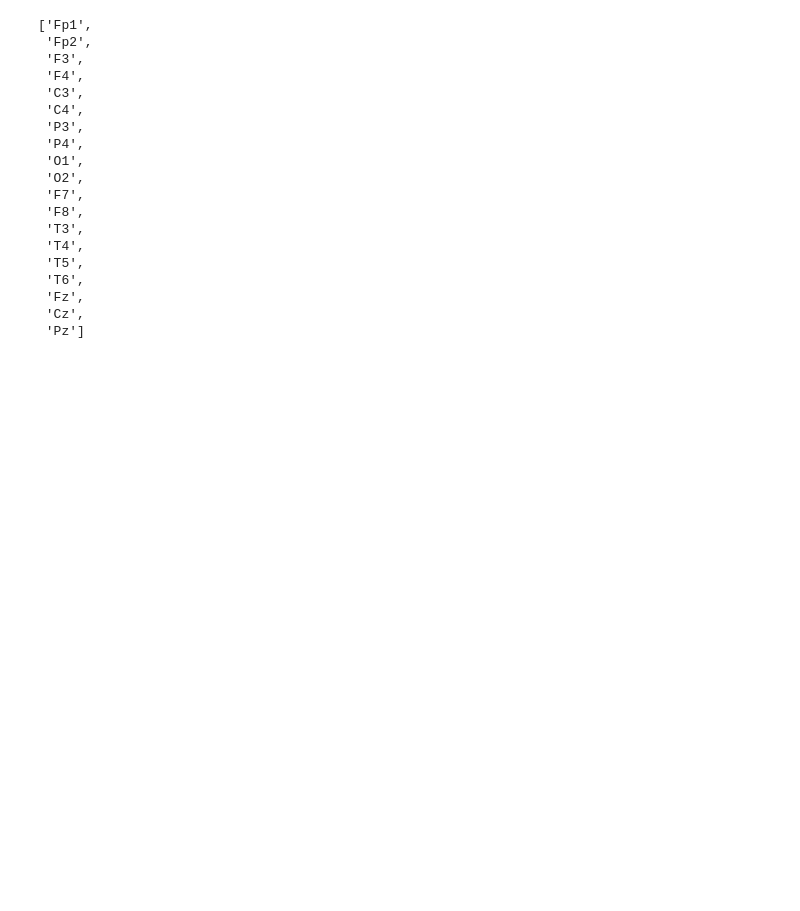
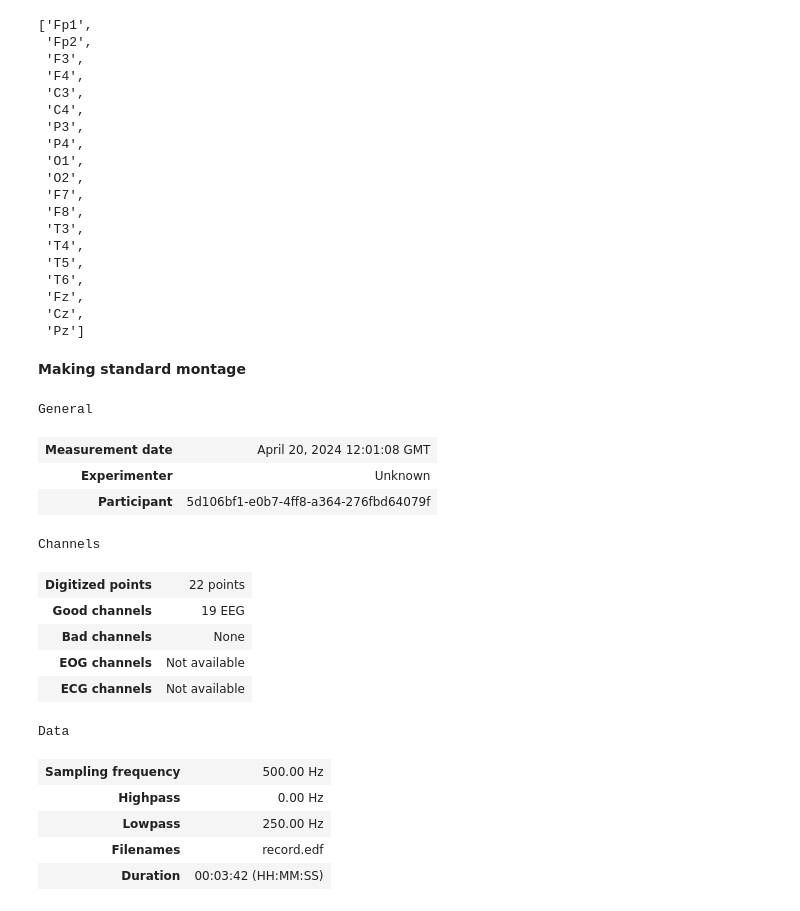
Before and after one commit to meme-nal/BioSignalProcessing, a Jupyter notebook: research.ipynb, the cells around one changed output. Drawn from its saved outputs; the diff is of its cells as text; code cells hidden in the pictures; blank space fills up the shorter version.

```diff
--- a/research.ipynb
+++ b/research.ipynb
@@ -91,3 +93,5 @@ raw_data.ch_names
  'Fz',
  'Cz',
  'Pz']
+# %% [markdown]
+**Making standard montage**
@@ -93,0 +100,19 @@ raw_data.ch_names
+# %%
+raw_data.set_montage(std_montage)
+# %% [output]
+General
+| Measurement date | April 20, 2024 12:01:08 GMT |
+| Experimenter | Unknown |
+| Participant | 5d106bf1-e0b7-4ff8-a364-276fbd64079f |
+Channels
+| Digitized points | 22 points |
+| Good channels | 19 EEG |
+| Bad channels | None |
+| EOG channels | Not available |
+| ECG channels | Not available |
+Data
+| Sampling frequency | 500.00 Hz |
+| Highpass | 0.00 Hz |
+| Lowpass | 250.00 Hz |
+| Filenames | record.edf |
+| Duration | 00:03:42 (HH:MM:SS) |
```
Also changed, not shown: parts of 3 cells of this notebook.
